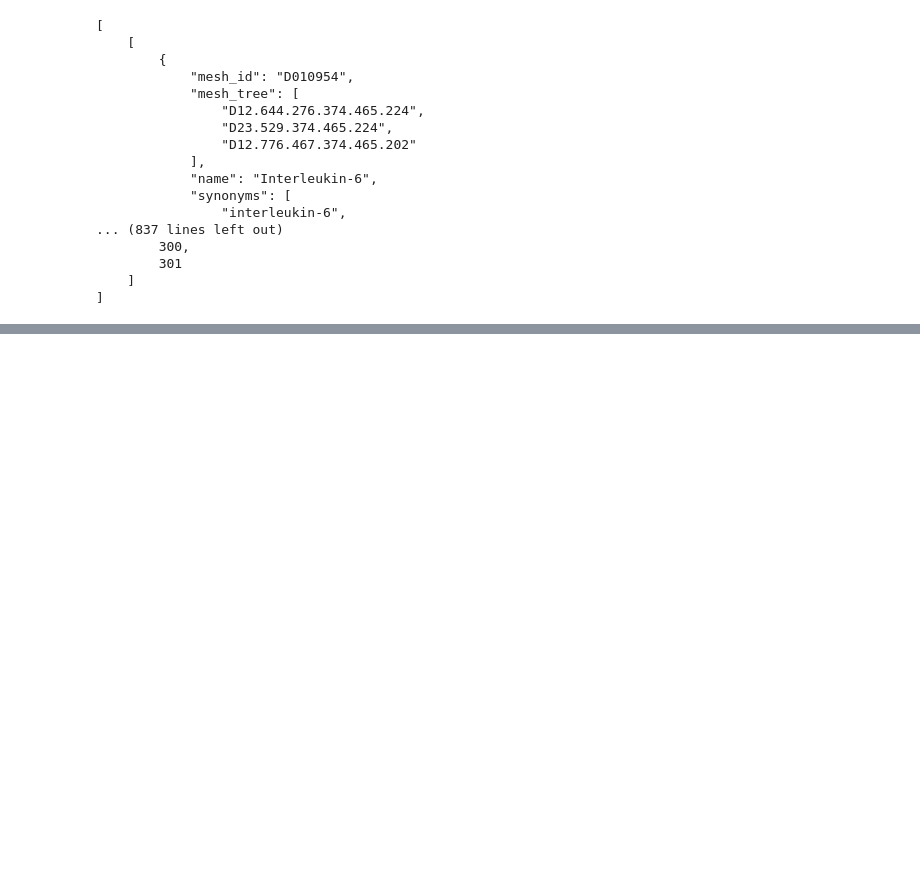
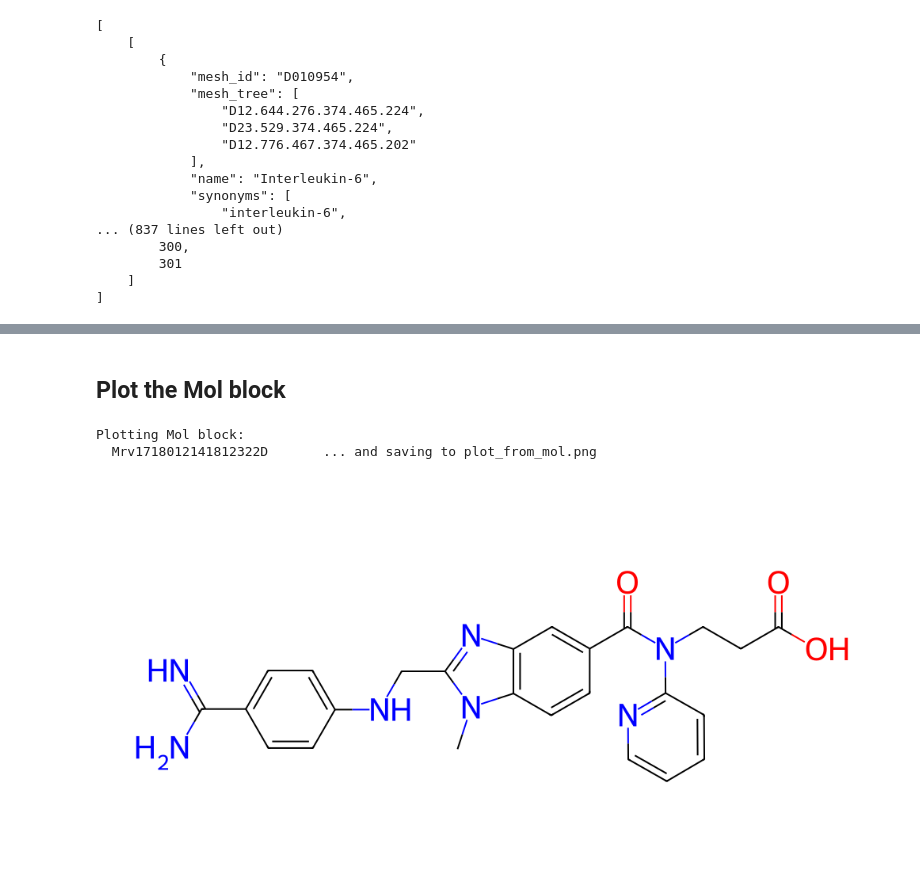
Before and after one commit to fastdatascience/drug_named_entity_recognition, a Jupyter notebook: drug_named_entity_recognition_example_walkthrough.ipynb, the cells around one changed output, grey strips where cells are left out. Cells and saved outputs as stored; diff of their text form; code cells hidden in the pictures; blank space fills up the shorter version.

```diff
--- a/drug_named_entity_recognition_example_walkthrough.ipynb
+++ b/drug_named_entity_recognition_example_walkthrough.ipynb
@@ -131,0 +168,14 @@ print (json.dumps(find_drugs(tokens, is_include_structure=True), indent=4))
+# %% [markdown]
+## Plot the Mol block
+# %%
+mol_block = drug[0]["structure_mol"]
+output_file = "plot_from_mol.png"
+print (f"Plotting Mol block: {mol_block[:30]}... and saving to {output_file}")
+mol = Chem.MolFromMolBlock(mol_block)
+image = Draw.MolToImage(mol, size=(1000,500))
+display(image)
+image.save(output_file)
+# %% [output]
+Plotting Mol block:
+  Mrv1718012141812322D       ... and saving to plot_from_mol.png
+[figure, added]
```
Also changed, not shown: parts of 9 cells of this notebook.
